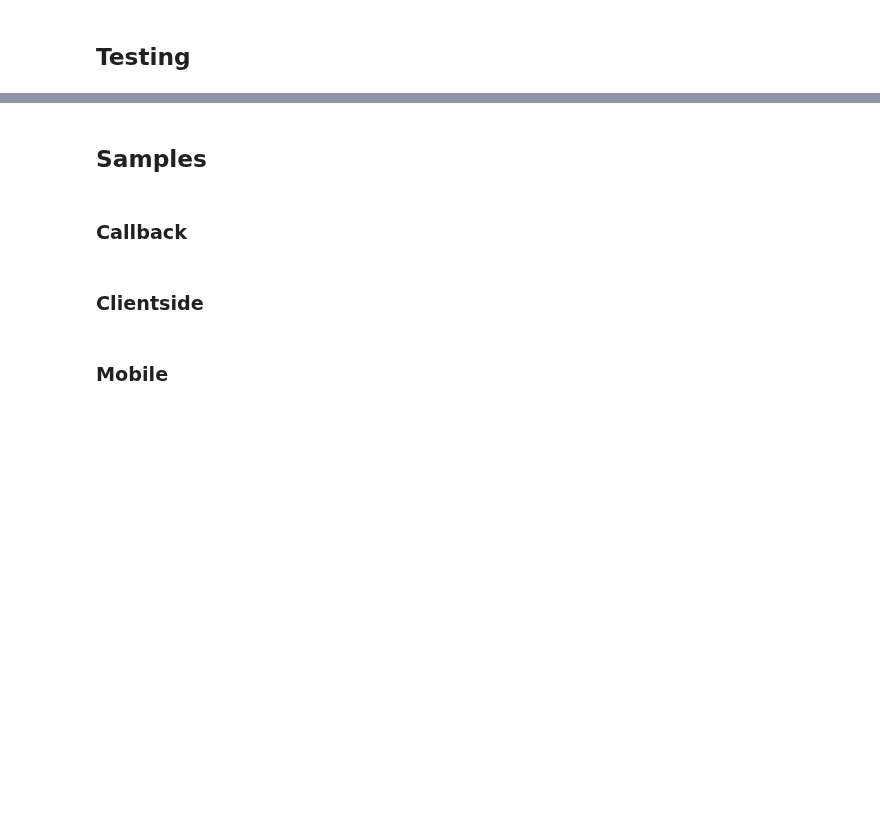
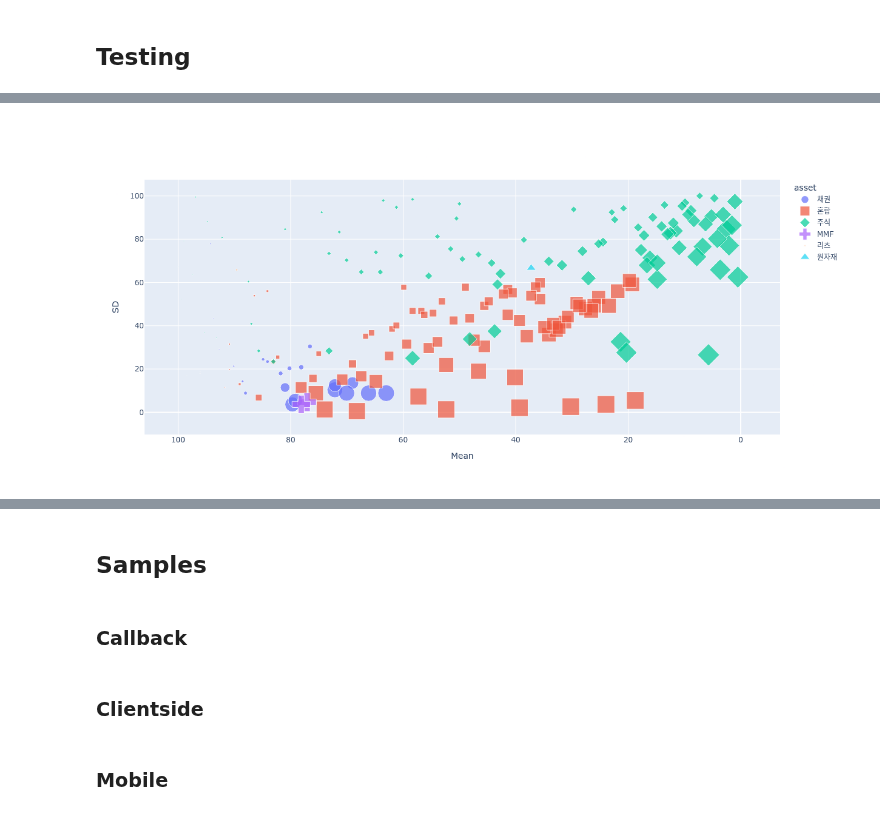
Before and after one commit to lbk209/fund, a Jupyter notebook: fund_labs.ipynb, the cells around one changed output, grey strips where cells are left out. Cells and saved outputs as stored; diff of their text form; code cells hidden in the pictures; blank space fills up the shorter version.

```diff
--- a/fund_labs.ipynb
+++ b/fund_labs.ipynb
@@ -190,6 +190,15 @@ for col in df_prc.columns:
     data_prc[col] = {x: df[x].dropna().to_dict() for x in df.columns}
     #data_prc[col] = df.to_dict(orient='dict')
 
+## Scatter of estimations
+xlabel, ylabel = 'mean', 'sd'
+df_s = df_est.apply(lambda x: x[xlabel]/ x[ylabel], axis=1).rank().rename('sharpe')
+data_est = df_est.join(df_s).join(df_cat)
+# convert mean/sd into respective ranks
+data_est[xlabel] = data_est[xlabel].rank(ascending=False, pct=True).mul(100)
+data_est[ylabel] = data_est[ylabel].rank(pct=True).mul(100)
+cols = ['mean', 'sd', 'hdi_3%', 'hdi_97%', 'sharpe'] + df_cat.columns.to_list()
+data_est = data_est[cols].to_dict()
 
 # define dropdown options and default value
 category_options = [{'label':category[x], 'value':x} for x in df_cat.columns]
@@ -652,0 +651,3 @@ data_grp['default']['수수료 적용 전']
+# %%
+df = pd.DataFrame().from_dict(data_est)
+df.head()
@@ -652,0 +661,54 @@ data_grp['default']['수수료 적용 전']
+# %%
+import plotly.graph_objects as go
+
+category = 'asset'
+scale_marker_size = 0.15
+
+# Custom color map
+color_map = ['#636EFA', '#EF553B', '#00CC96', '#AB63FA', '#FFA15A', '#19D3F3', '#FF6692', '#B6E880', '#FF97FF', '#FECB52']
+
+# Get unique categories for color & symbol mapping
+unique_categories = df[category].unique()
+symbol_map = {cat: i for i, cat in enumerate(unique_categories)}
+
+# Create traces for each category
+traces = []
+for i, cat in enumerate(unique_categories):
+    df_filtered = df[df[category] == cat]
+
+    trace = go.Scatter(
+        x=df_filtered['mean'],
+        y=df_filtered['sd'],
+        customdata=df_filtered[['name', 'hdi_3%', 'hdi_97%']].values,
+        mode='markers',
+        marker=dict(
+            #size=df_filtered['sharpe'].clip(upper=30),  # Set a max size for markers
+            size=df_filtered['sharpe'] * scale_marker_size,
+            color=color_map[i % len(color_map)],  # Assign a unique color per category
+            symbol=symbol_map[cat]  # Assign a unique symbol per category
+        ),
+        name=cat,  # Legend entry
+        hovertemplate=(
+            "%{customdata[0]}<br>" +
+            "수익률 순위(%): 평균 %{x:.0f}, 편차 %{y:.0f}<br>"
+            "수익률 구간: %{customdata[1]} ~ %{customdata[2]}<extra></extra>"
+        )
+    )
+
+    traces.append(trace)
+
+# Define layout with reversed x-axis and set figure size
+layout = go.Layout(
+    xaxis=dict(title='Mean', autorange='reversed'),  # Reverse x-axis
+    yaxis=dict(title='SD'),
+    hovermode='closest',
+    legend=dict(title=category),
+    width=1000,  # Set figure width
+    height=600  # Set figure height
+)
+
+# Create and show figure
+fig = go.Figure(data=traces, layout=layout)
+fig.show()
+# %% [output]
+[figure, added]
```
Also changed, not shown: parts of 14 cells of this notebook, 1 other file.
